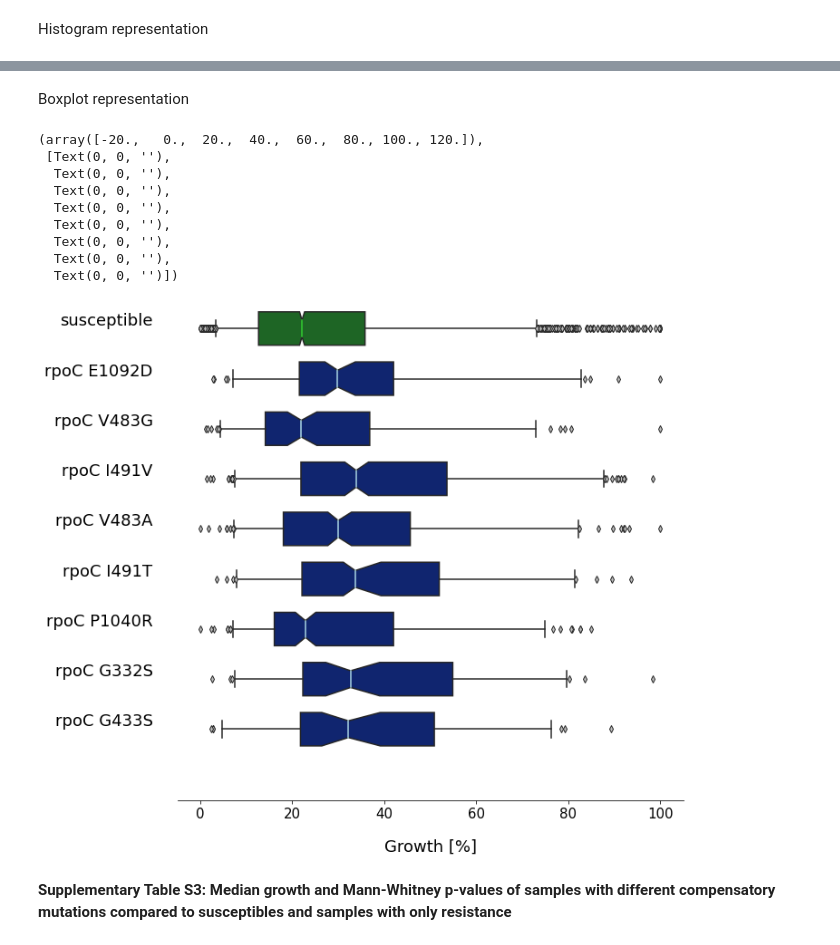
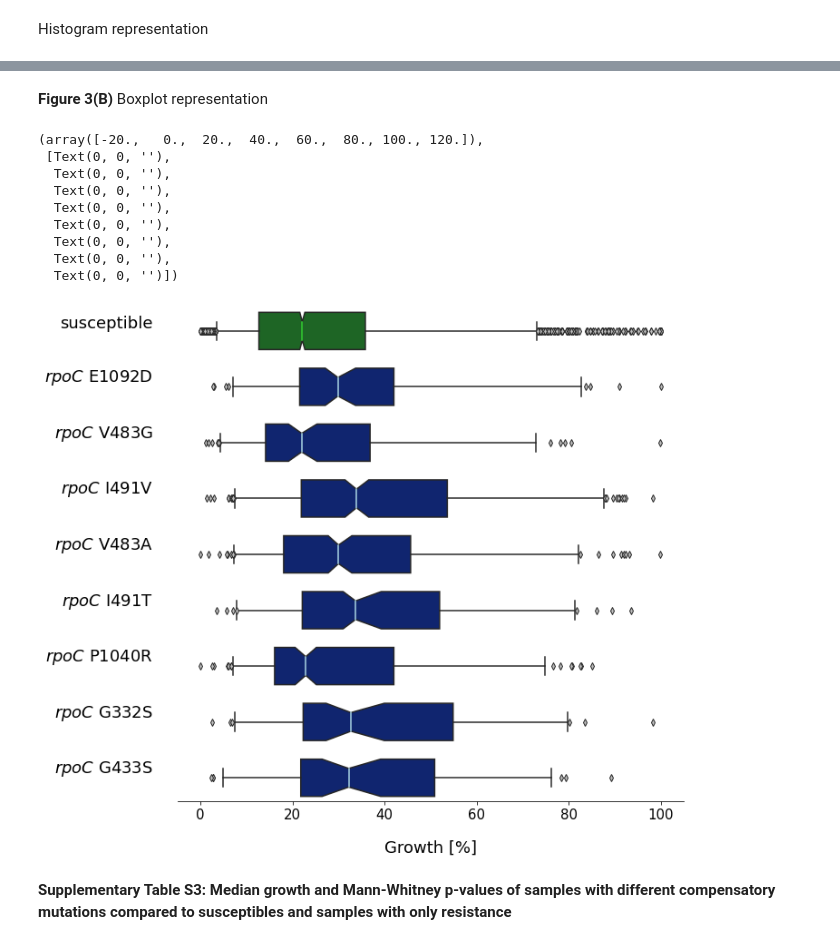
Before and after one commit to fowler-lab/tb-rnap-compensation, a Jupyter notebook: Recreate_figures_paper.ipynb, the cells around one changed output, grey strips where cells are left out. Saved outputs shown, nothing was run; the diff lists cells and outputs as text; code cells hidden in the pictures.

```diff
--- a/Recreate_figures_paper.ipynb
+++ b/Recreate_figures_paper.ipynb
@@ -242,7 +191,7 @@ susceptible.dropna(inplace = True)
 res_gene_mutations = EFFECTS.GENE_MUTATION.unique()
 
 #iterate through resistance mutations
-for res in res_gene_mutations:
+for res in tqdm(res_gene_mutations):
 
     #query for samples with resistance and only synonymous other mutations
     spec_res = MUTATIONS[(MUTATIONS.GENE_MUTATION == res) & (MUTATIONS.UNIQUEID.isin(only_query))].UNIQUEID
@@ -257,7 +206,6 @@ for res in res_gene_mutations:
 
     #calculate p-value
     stat, p = mannwhitneyu(resistant, susceptible)
-    print(res, p)
 
     #plot growth distributions below p-value cut-off
     if p < (0.05):
@@ -324,7 +269,7 @@ ax_box2.set_ylabel ('any resistance', fontsize = 18, labelpad = 20, rotation=0,
 axes = [ax_box3, ax_box4, ax_box5]
 i=0
 
-for res in res_gene_mutations:
+for res in tqdm(res_gene_mutations):
 
     #query for samples with resistance and only synonymous other mutations
     spec_res = MUTATIONS[(MUTATIONS.GENE_MUTATION == res) & (MUTATIONS.UNIQUEID.isin(only_query))].UNIQUEID
@@ -339,7 +284,6 @@ for res in res_gene_mutations:
 
     #calculate p-value
     stat, p = mannwhitneyu(resistant, susceptible)
-    print(res, p)
 
     #plot growth distributions below p-value cut-off
     if p < (0.05):
@@ -355,7 +299,7 @@ for res in res_gene_mutations:
                        rotation=0, horizontalalignment='right')
 
         #save p-value and median + CIs
-        stats.append([res, res_boot[0], res_boot[1][0], res_boot[1][1],
+        stats.append([res[0:4] + ' ' + res[5:], res_boot[0], res_boot[1][0], res_boot[1][1],
                       p, round(numpy.mean(resistant), 2), len(resistant)])
 
 #Despine plots
@@ -717,7 +653,7 @@ hit_samples = hit_samples.set_index('mutations')
 susceptible = PLATES[(PLATES.UNIQUEID.isin(pan_sus_samples.values.tolist()))].IM_POS_AVERAGE
 susceptible.dropna(inplace = True)
 
-for i, combination in enumerate(combinations):
+for i, combination in enumerate(tqdm(combinations)):
     res_CM_samples = hit_samples.loc[combination]
 
     #only include resistant samples with specific resistance mutation in combination
@@ -752,7 +688,7 @@ for i, combination in enumerate(combinations):
         sns.histplot(data = susceptible, label="pan-susceptible samples", color = colors[2], **hist_args)
         plt.axvline(susceptible.median(), color = colors[2], linewidth = 1)
 
-        sns.histplot(data = resistant_CM, label="resistant samples with " + combination[11:15] + ' ' + combination[16:], color = colors[0], **hist_args)
+        sns.histplot(data = resistant_CM, label="resistant samples with " + '$\it{rpoC}$' + ' ' + combination[16:], color = colors[0], **hist_args)
         plt.axvline(resistant_CM.median(), color = colors[0], linewidth = 1)
 
         plt.xlabel("Growth [%]", size = 18, labelpad = 20)
@@ -762,5 +698,5 @@ for i, combination in enumerate(combinations):
         plt.yticks(numpy.arange(0, 13, 5.0), fontsize = 15)
 
         plt.legend(loc = 'upper right', fontsize = 15)
-        plt.title(combination, fontsize = 15, pad = 15)
+        #plt.title(combination, fontsize = 15, pad = 15)
 # %% [output]
@@ -775,5 +711,5 @@ for i, combination in enumerate(combinations):
 # %% [markdown]
-Boxplot representation
+**Figure 3(B)** Boxplot representation
 # %%
 #set color palette
 colors = palette("dark")
@@ -795,7 +731,7 @@ concat_samples = pandas.DataFrame(concat_samples,columns=['UNIQUEID'])
 hit_samples = []
 name = []
 
-for i, mut in enumerate(hits.resistant_mutation.unique()):
+for i, mut in enumerate(tqdm(hits.resistant_mutation.unique())):
     resistance = MUTATIONS[(MUTATIONS.GENE_MUTATION == hits.resistant_mutation.unique()[i])].UNIQUEID
     hit_samples_local = MUTATIONS[(MUTATIONS.GENE_MUTATION.isin(hits.other_mutation.values.tolist()))
                                   & (MUTATIONS.UNIQUEID.isin(resistance.tolist()))]
@@ -820,8 +756,8 @@ hit_samples = hit_samples.set_index('mutations')
 susceptible = PLATES[(PLATES.UNIQUEID.isin(pan_sus_samples.values.tolist()))].IM_POS_AVERAGE
 susceptible.dropna(inplace = True)
 
-fig, (ax_box1, ax_box2, ax_box3, ax_box4, ax_box5, ax_box6, ax_box7, ax_box8, ax_box9, ax_box10) = plt.subplots(10, sharex = True,
-                                                gridspec_kw = {"height_ratios": (0.15, 0.15, 0.15, 0.15, 0.15, 0.15, 0.15, 0.15, 0.15, 0.15)})
+fig, (ax_box1, ax_box2, ax_box3, ax_box4, ax_box5, ax_box6, ax_box7, ax_box8, ax_box9) = plt.subplots(9, sharex = True,
+                                                gridspec_kw = {"height_ratios": (0.15, 0.15, 0.15, 0.15, 0.15, 0.15, 0.15, 0.15, 0.15)})
 ax.spines["top"].set_visible(False)
 ax.spines["right"].set_visible(False)
 fig.set_size_inches(10, 10)
@@ -831,10 +767,10 @@ sns.boxplot(susceptible, ax = ax_box1, color = colors[2], medianprops={"color":
             usermedians = [sus_boot[0]], conf_intervals = [sus_boot[1]], **box_args)
 ax_box1.set_ylabel ('susceptible', fontsize = 18, labelpad = 20, rotation=0, horizontalalignment='right')
 
-axes = [ax_box2, ax_box3, ax_box4, ax_box5, ax_box6, ax_box7, ax_box8, ax_box9, ax_box10]
+axes = [ax_box2, ax_box3, ax_box4, ax_box5, ax_box6, ax_box7, ax_box8, ax_box9]
 j=0
 
-for i, combination in enumerate(combinations):
+for i, combination in enumerate(tqdm(combinations)):
     res_CM_samples = hit_samples.loc[combination]
 
     #only include resistant samples with specific resistance mutation in combination
@@ -863,40 +799,38 @@ for i, combination in enumerate(combinations):
         resCM_boot = my_bootstrap(resistant_CM)
         sns.boxplot(resistant_CM, ax = ax, color = colors[0], medianprops={"color": "LightBlue"},
                     usermedians = [resCM_boot[0]], conf_intervals = [resCM_boot[1]], **box_args)
 
-        ax.set_ylabel (combination[11:15] + ' ' + combination[16:], fontsize = 18, labelpad = 20, rotation=0, horizontalalignment='right')
+        ax.set_ylabel ('$\it{rpoC}$' + ' ' + combination[16:], fontsize = 18, labelpad = 20, rotation=0, horizontalalignment='right')
 
         stats.append([combination[11:15] + ' ' + combination[16:], resCM_boot[0], resCM_boot[1][0], resCM_boot[1][1],
               str(p2), str(p3), round(numpy.mean(resistant_CM), 2), len(resistant_CM)])
 
-#add area indicating CI of susceptible median?
-
 #Despine plots
-axes = [ax_box1, ax_box2, ax_box3, ax_box4, ax_box5, ax_box6, ax_box7, ax_box8, ax_box9, ax_box10]
+axes = [ax_box1, ax_box2, ax_box3, ax_box4, ax_box5, ax_box6, ax_box7, ax_box8, ax_box9]
 
 for ax in axes:
     sns.despine(ax = ax, top = True, right=True, left = True, bottom = True, offset = False, trim = False)
     ax.tick_params(left=False, bottom=False)
     ax.set(yticklabels=[])
     ax.set(xlabel='')
 
 #Respine bottom plot
-sns.despine(ax = ax_box10, top = True, right=True, left = True, bottom = False, offset = False, trim = False)
-ax_box10.tick_params(left = False, bottom = True)
+sns.despine(ax = ax_box9, top = True, right=True, left = True, bottom = False, offset = False, trim = False)
+ax_box9.tick_params(left = False, bottom = True)
 
 plt.xlabel("Growth [%]", size = 18, labelpad = 20)
 plt.xticks(fontsize = 15)
 # %% [output]
 (array([-20.,   0.,  20.,  40.,  60.,  80., 100., 120.]),
  [Text(0, 0, ''),
   Text(0, 0, ''),
   Text(0, 0, ''),
   Text(0, 0, ''),
   Text(0, 0, ''),
   Text(0, 0, ''),
   Text(0, 0, ''),
   Text(0, 0, '')])
-[figure, old version]
+[figure, new version]
 # %% [markdown]
 **Supplementary Table S3: Median growth and Mann-Whitney p-values of samples with different compensatory mutations compared to susceptibles and samples with only resistance**
 # %%
```
Also changed, not shown: parts of 20 cells of this notebook.
